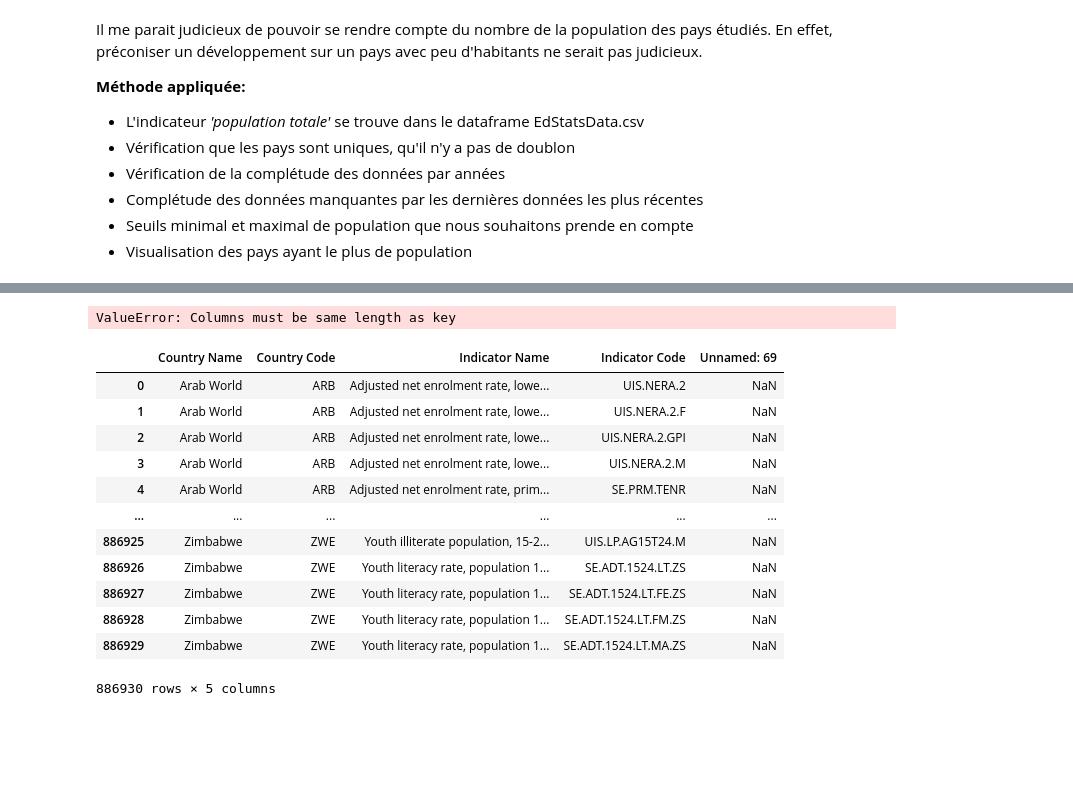
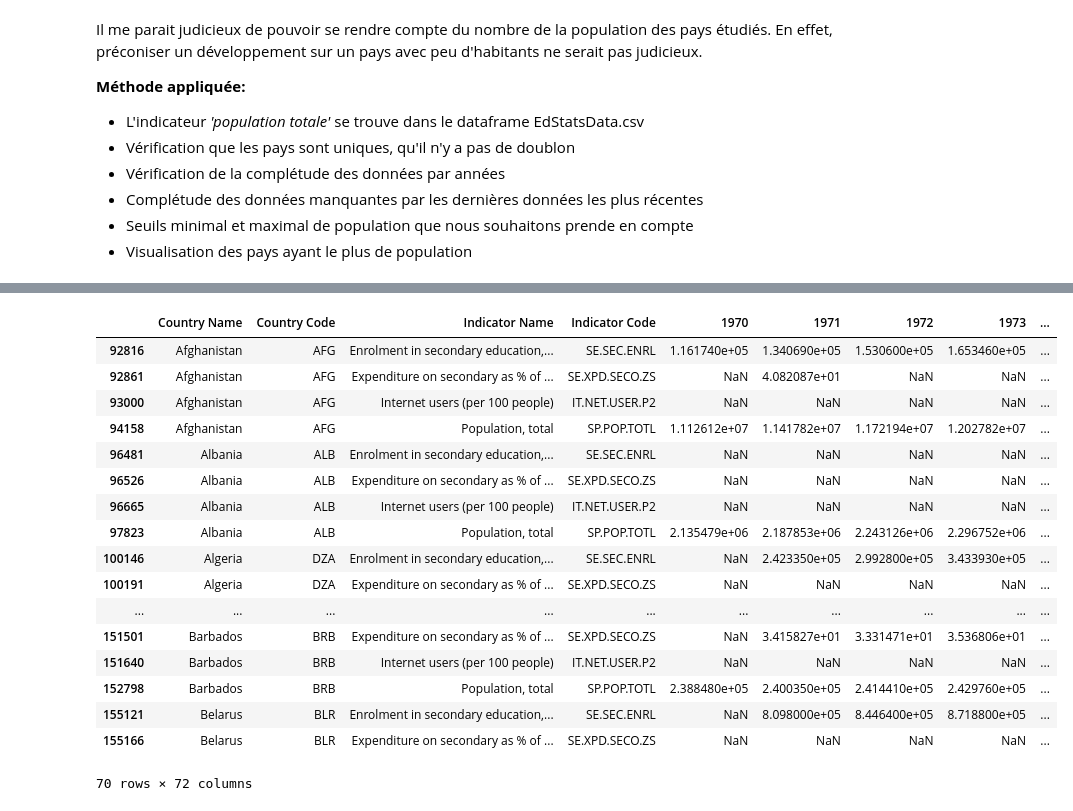
Before and after one commit to Charlotte-1987/openclassroom-projet2, a Jupyter notebook: notebook_p2.ipynb, the cells around one changed output, grey strips where cells are left out. Cells and saved outputs as stored; diff of their text form; code cells hidden in the pictures; blank space fills up the shorter version.

```diff
--- a/notebook_p2.ipynb
+++ b/notebook_p2.ipynb
@@ -38,8 +38,8 @@ import missingno as msno
 # %% [output]
 PROJ: proj_create_from_database: SQLite error on SELECT name, type, coordinate_system_auth_name, coordinate_system_code, datum_auth_name, datum_code, area_of_use_auth_name, area_of_use_code, text_defi ...
 # %%
-pd.set_option('display.max_row', 70)
-pd.set_option('display.max_column', 70)
+pd.set_option('display.max_row', 100)
+pd.set_option('display.max_column', 100)
 # %% [markdown]
 # Analyse de la forme des données
 # %% [markdown]
@@ -450,21 +465,25 @@ df_indic
-# %%
-df_indic['Dernieres_Donnees_Dispo'] = df_indic.fillna(method ='ffill', axis = 1)
-# %% [output]
-ValueError: Columns must be same length as key
-# %%
-stats_data_drop = stats_data.drop(list(stats_data.filter(regex="^[-+]?[0-9]+$").columns), axis=1)
-stats_data_drop
-# %% [output]
-|  | Country Name | Country Code | Indicator Name | Indicator Code | Unnamed: 69 |
-| 0 | Arab World | ARB | Adjusted net enrolment rate, lowe... | UIS.NERA.2 | NaN |
-| 1 | Arab World | ARB | Adjusted net enrolment rate, lowe... | UIS.NERA.2.F | NaN |
-| 2 | Arab World | ARB | Adjusted net enrolment rate, lowe... | UIS.NERA.2.GPI | NaN |
-| 3 | Arab World | ARB | Adjusted net enrolment rate, lowe... | UIS.NERA.2.M | NaN |
-| 4 | Arab World | ARB | Adjusted net enrolment rate, prim... | SE.PRM.TENR | NaN |
-| ... | ... | ... | ... | ... | ... |
-| 886925 | Zimbabwe | ZWE | Youth illiterate population, 15-2... | UIS.LP.AG15T24.M | NaN |
-| 886926 | Zimbabwe | ZWE | Youth literacy rate, population 1... | SE.ADT.1524.LT.ZS | NaN |
-| 886927 | Zimbabwe | ZWE | Youth literacy rate, population 1... | SE.ADT.1524.LT.FE.ZS | NaN |
-| 886928 | Zimbabwe | ZWE | Youth literacy rate, population 1... | SE.ADT.1524.LT.FM.ZS | NaN |
-| 886929 | Zimbabwe | ZWE | Youth literacy rate, population 1... | SE.ADT.1524.LT.MA.ZS | NaN |
-886930 rows × 5 columns
+# %%
+df_base = pd.merge(stats_data, stats_country[['Country Code', 'Region', 'Income Group']],how= 'left', on='Country Code')
+df_base = df_base[df_base['Indicator Name'].isin(indicateurs)]
+df_base = df_base.rename(columns = {'Unnamed: 69':'Dernieres_Donnees_Dispo'})
+df_base.dropna(subset=['Region'], axis=0, inplace=True)
+df_base.head(70)
+# %% [output]
+|  | Country Name | Country Code | Indicator Name | Indicator Code | 1970 | 1971 | 1972 | 1973 | ... |
+| 92816 | Afghanistan | AFG | Enrolment in secondary education,... | SE.SEC.ENRL | 1.161740e+05 | 1.340690e+05 | 1.530600e+05 | 1.653460e+05 | ... |
+| 92861 | Afghanistan | AFG | Expenditure on secondary as % of ... | SE.XPD.SECO.ZS | NaN | 4.082087e+01 | NaN | NaN | ... |
+| 93000 | Afghanistan | AFG | Internet users (per 100 people) | IT.NET.USER.P2 | NaN | NaN | NaN | NaN | ... |
+| 94158 | Afghanistan | AFG | Population, total | SP.POP.TOTL | 1.112612e+07 | 1.141782e+07 | 1.172194e+07 | 1.202782e+07 | ... |
+| 96481 | Albania | ALB | Enrolment in secondary education,... | SE.SEC.ENRL | NaN | NaN | NaN | NaN | ... |
+| 96526 | Albania | ALB | Expenditure on secondary as % of ... | SE.XPD.SECO.ZS | NaN | NaN | NaN | NaN | ... |
+| 96665 | Albania | ALB | Internet users (per 100 people) | IT.NET.USER.P2 | NaN | NaN | NaN | NaN | ... |
+| 97823 | Albania | ALB | Population, total | SP.POP.TOTL | 2.135479e+06 | 2.187853e+06 | 2.243126e+06 | 2.296752e+06 | ... |
+| 100146 | Algeria | DZA | Enrolment in secondary education,... | SE.SEC.ENRL | NaN | 2.423350e+05 | 2.992800e+05 | 3.433930e+05 | ... |
+| 100191 | Algeria | DZA | Expenditure on secondary as % of ... | SE.XPD.SECO.ZS | NaN | NaN | NaN | NaN | ... |
+| ... | ... | ... | ... | ... | ... | ... | ... | ... | ... |
+| 151501 | Barbados | BRB | Expenditure on secondary as % of ... | SE.XPD.SECO.ZS | NaN | 3.415827e+01 | 3.331471e+01 | 3.536806e+01 | ... |
+| 151640 | Barbados | BRB | Internet users (per 100 people) | IT.NET.USER.P2 | NaN | NaN | NaN | NaN | ... |
+| 152798 | Barbados | BRB | Population, total | SP.POP.TOTL | 2.388480e+05 | 2.400350e+05 | 2.414410e+05 | 2.429760e+05 | ... |
+| 155121 | Belarus | BLR | Enrolment in secondary education,... | SE.SEC.ENRL | NaN | 8.098000e+05 | 8.446400e+05 | 8.718800e+05 | ... |
+| 155166 | Belarus | BLR | Expenditure on secondary as % of ... | SE.XPD.SECO.ZS | NaN | NaN | NaN | NaN | ... |
+70 rows × 72 columns
```
Also changed, not shown: parts of 26 cells of this notebook.
